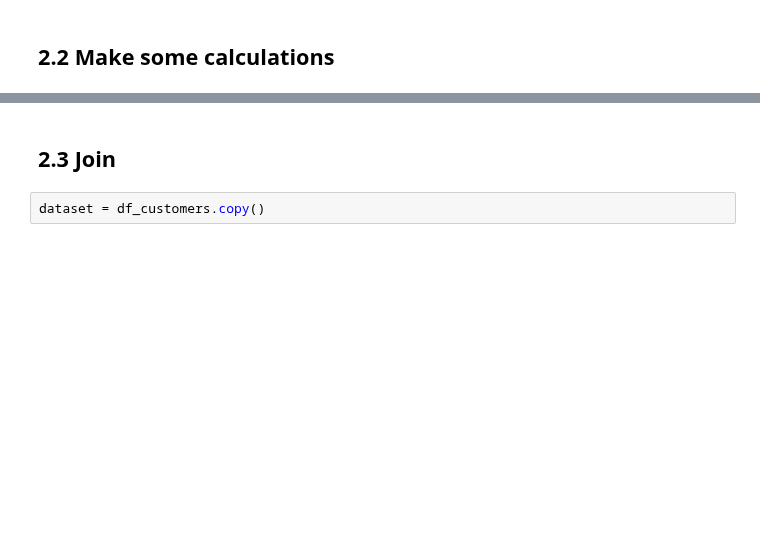
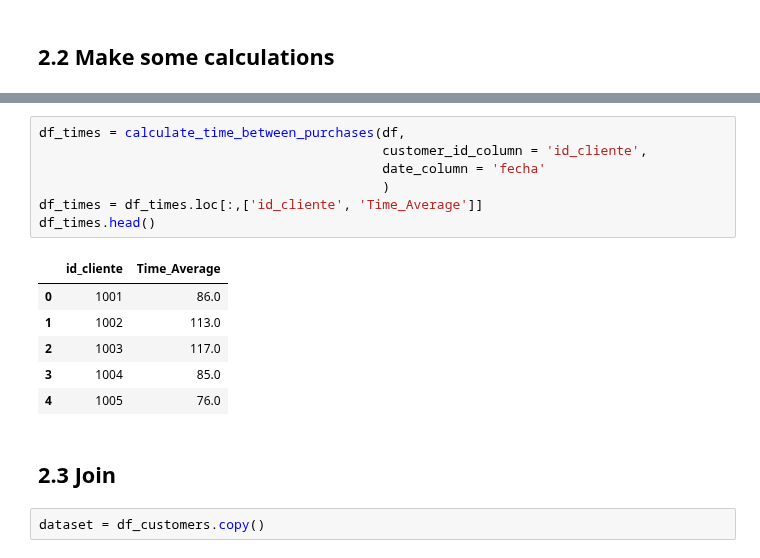
Before and after one commit to oecorrechag/Project-Australia, a Jupyter notebook: notebooks/2.0_join_data.ipynb, the cells around one changed output, grey strips where cells are left out. Drawn from its saved outputs; the diff is of its cells as text; blank space fills up the shorter version.

```diff
--- a/notebooks/2.0_join_data.ipynb
+++ b/notebooks/2.0_join_data.ipynb
@@ -262,3 +127,17 @@ df_disc.head()
+# %%
+df_times = calculate_time_between_purchases(df,
+                                            customer_id_column = 'id_cliente',
+                                            date_column = 'fecha'
+                                            )
+df_times = df_times.loc[:,['id_cliente', 'Time_Average']]
+df_times.head()
+# %% [output]
+|  | id_cliente | Time_Average |
+| 0 | 1001 | 86.0 |
+| 1 | 1002 | 113.0 |
+| 2 | 1003 | 117.0 |
+| 3 | 1004 | 85.0 |
+| 4 | 1005 | 76.0 |
 # %% [markdown]
 ## 2.3 Join
 # %%
```
Also changed, not shown: parts of 16 cells of this notebook, 3 other files.
